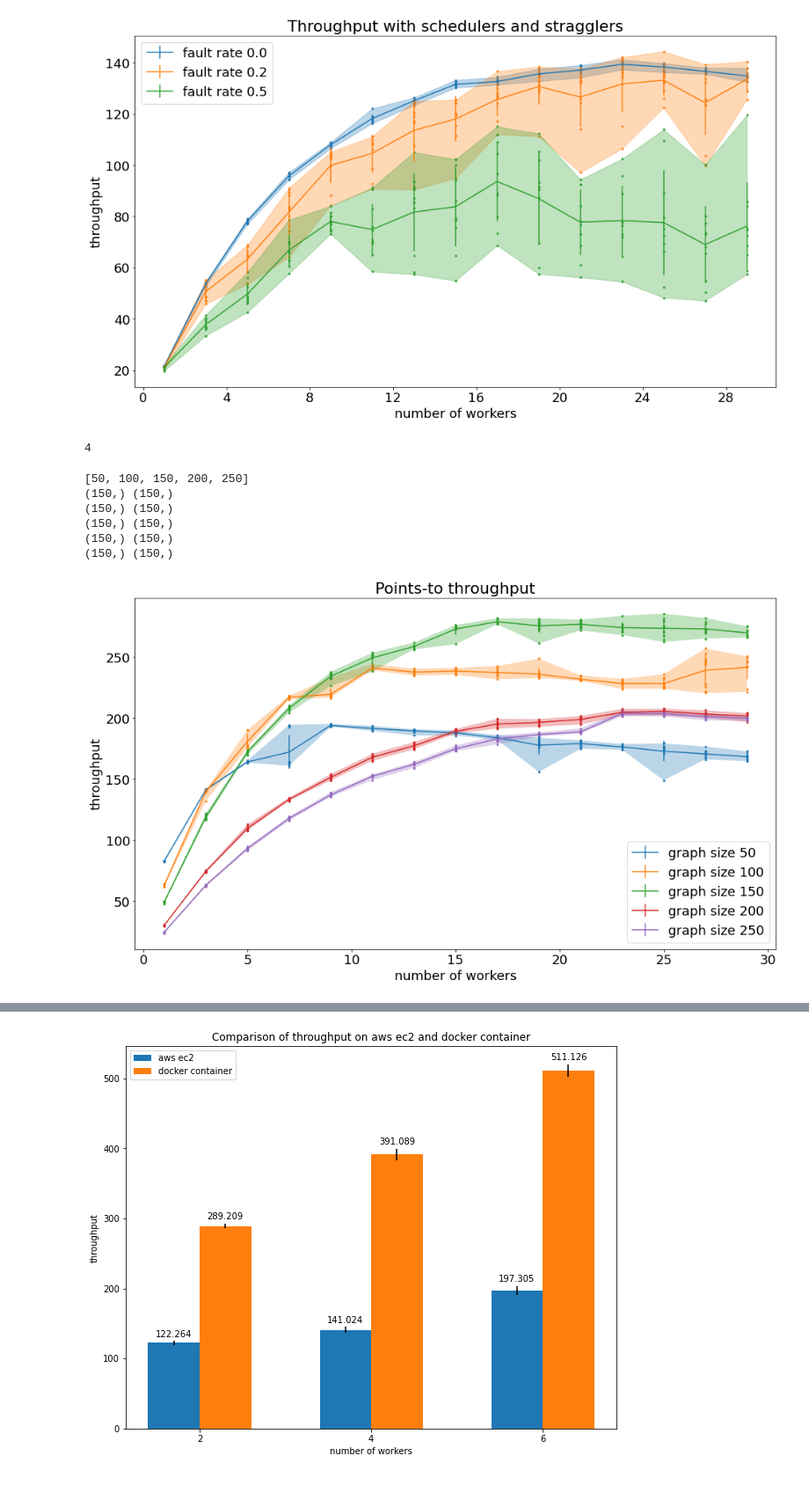
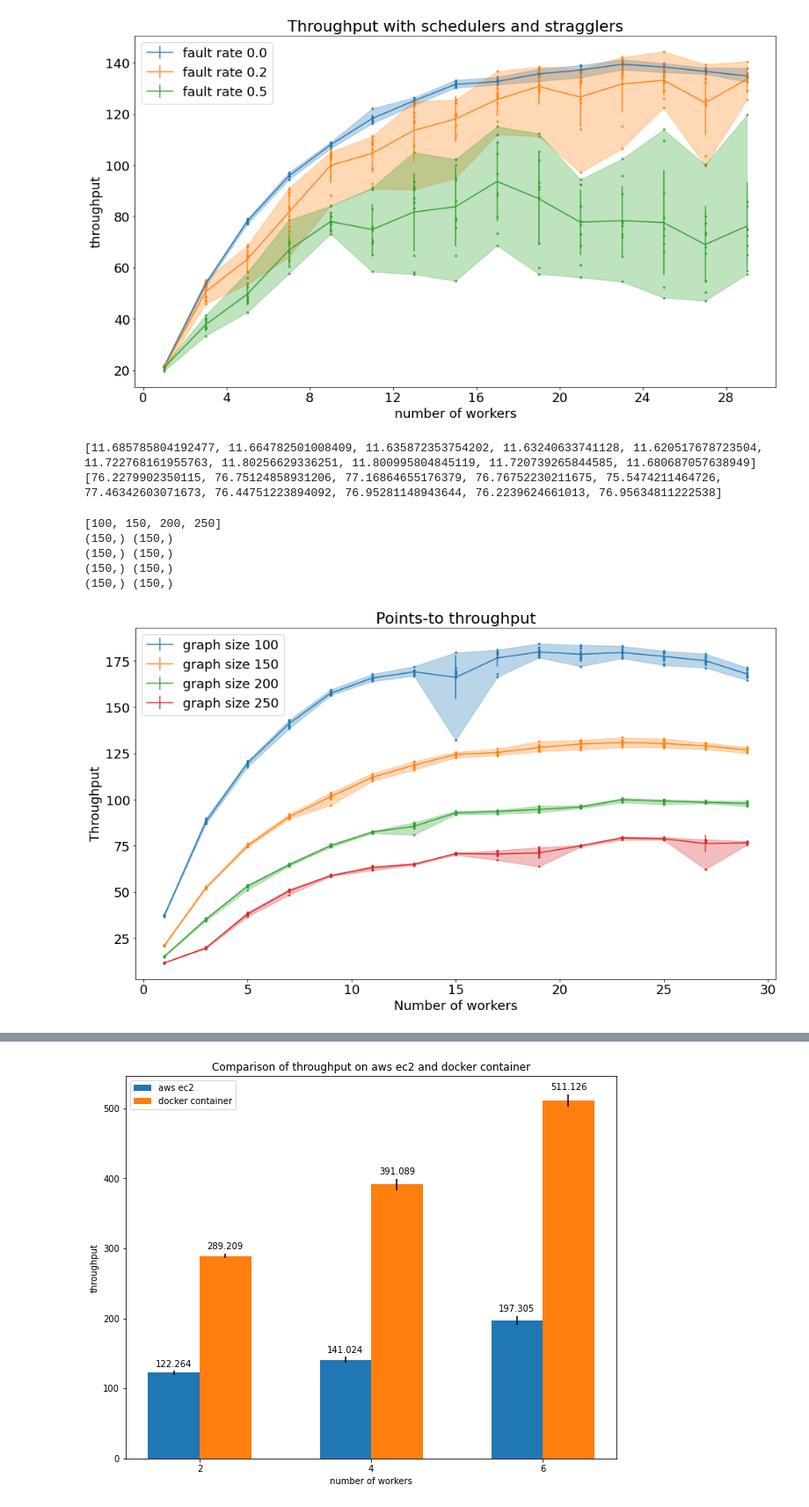
Before and after one commit to Vincent-lau/erlog, a Jupyter notebook: apps/bench/src/plot.ipynb, the cells around one changed output, grey strips where cells are left out. Shown: that part at 88% size. Saved outputs shown, nothing was run; the diff lists cells and outputs as text; code cells hidden in the pictures.

```diff
--- a/apps/bench/src/plot.ipynb
+++ b/apps/bench/src/plot.ipynb
@@ -9,12 +9,12 @@ th_scaling = 10000
 plot_colours = ['tab:blue', 'tab:orange', 'tab:green', 'tab:red', 'tab:purple',
                 'tab:brown', 'tab:pink', 'tab:gray', 'tab:olive', 'tab:cyan']
 
-font = {'size'   : 25}
+font = {'size'   : 18}
 mpl.rc('font', **font)
-label_font_sz = 30
+label_font_sz = 25
 # %%
-def get_throughput(latency, graph_size, th_scaling=10000):
-  return graph_size * th_scaling / float(latency) / 1000
+def get_throughput(latency, graph_size, th_scaling=10000000000):
+  return graph_size  * th_scaling / float(latency) / 1000
 # %%
 def read_fault(file_name):
     workers = []
@@ -29,7 +29,7 @@ def read_fault(file_name):
                 break
             if l.startswith('===='):
                 for t in times:
-                    throughput.append([graph_size * th_scaling  / (float(x) / 1000 ) for x in t])
+                    throughput.append([get_throughput(x) for x in t])
                 throughput_all_fault.append(throughput)
                 throughput = []
                 times = []
@@ -184,13 +183,15 @@ def read_data2(file_name):
             if l.startswith('='):
                 throughput = []
                 for t in times:
-                    throughput.append([graph_size[-1] * th_scaling  / (float(x) / 1000 ) for x in t])
+                    throughput.append([get_throughput(x, graph_size[-1]) for x in t])
                 throughput_all_input.append(throughput)
                 times = []
 
     return (throughput_all_input, workers, graph_size)
 # %%
 (throughput_all_input, workers, graph_size) = read_data2('../results/tc_th.txt')
-len(throughput_all_input)
+print(throughput_all_input[-1][0])
+print(throughput_all_input[-1][-1])
 # %% [output]
-4
+[11.685785804192477, 11.664782501008409, 11.635872353754202, 11.63240633741128, 11.620517678723504, 11.722768161955763, 11.80256629336251, 11.800995804845119, 11.720739265844585, 11.680687057638949]
+[76.2279902350115, 76.75124858931206, 77.16864655176379, 76.76752230211675, 75.5474211464726, 77.46342603071673, 76.44751223894092, 76.95281148943644, 76.2239624661013, 76.95634811222538]
@@ -203,25 +198,24 @@ len(throughput_all_input)
 # %%
-prog_name = 'pt'
+prog_name = 'tc'
 (throughput_all_input, workers, graph_size) = read_data2(f'../results/{prog_name}_th.txt')
 
 fig, ax = plt.subplots()
 fig.set_size_inches(16,9)
 print(graph_size)
 for i,th in enumerate(throughput_all_input):
    plot(np.array(th), np.array(workers), ax, f"graph size {graph_size[i]}", plot_colours[i])
 
 ax.legend()
 ax.set_title(f"Points-to throughput")
-ax.set_ylabel("throughput")
-ax.set_xlabel("number of workers")
+ax.set_ylabel("Throughput")
+ax.set_xlabel("Number of workers")
 
 fig.savefig(f'{prog_name}_th.pdf')
 # %% [output]
-[50, 100, 150, 200, 250]
+[100, 150, 200, 250]
 (150,) (150,)
 (150,) (150,)
 (150,) (150,)
 (150,) (150,)
-(150,) (150,)
-[figure, old version]
+[figure, new version]
 # %%
```
Also changed, not shown: parts of 4 cells of this notebook, 1 other file.
